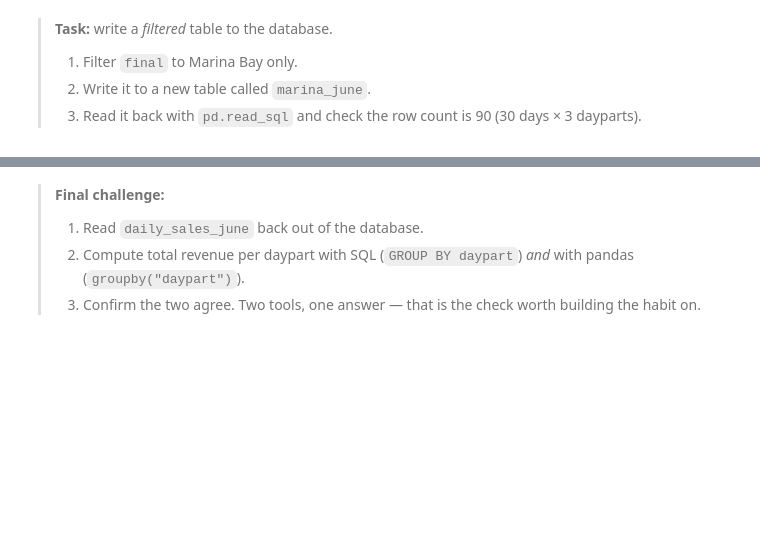
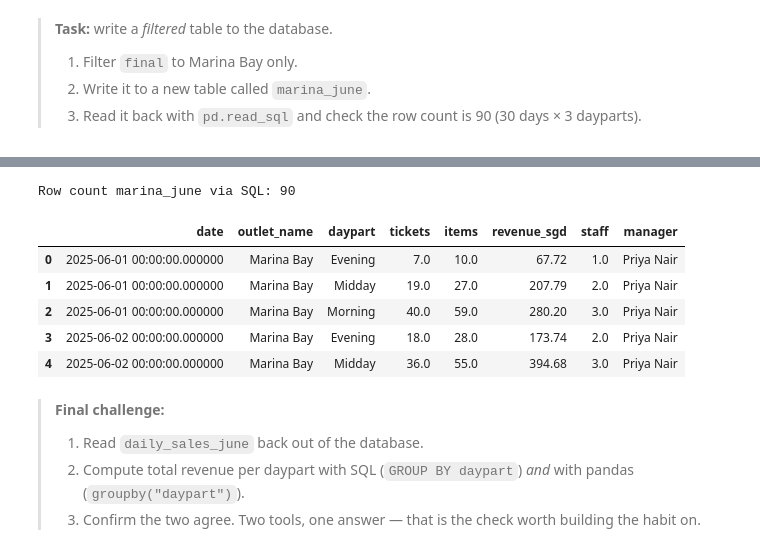
Before and after one commit to PP-123-nt/6m-data-1.8-eda-basic, a Jupyter notebook: notebooks/Part_4_reading_writing_data.ipynb, the cells around one changed output, grey strips where cells are left out. Cells and saved outputs as stored; diff of their text form; code cells hidden in the pictures; blank space fills up the shorter version.

```diff
--- a/notebooks/Part_4_reading_writing_data.ipynb
+++ b/notebooks/Part_4_reading_writing_data.ipynb
@@ -715,3 +753,19 @@ SyntaxError: invalid syntax. Perhaps you forgot a comma? (4164733860.py, line 4)
+# %%
+# 3. Read it back with pd.read_sql and check the row count is 90
+
+verify_query = "SELECT * FROM marina_june"
+marina_june_check = pd.read_sql(verify_query, cafedb)
+
+print(f"\nRow count marina_june via SQL: {len(marina_june_check)}")
+display(marina_june_check.head())
+# %% [output]
+Row count marina_june via SQL: 90
+|  | date | outlet_name | daypart | tickets | items | revenue_sgd | staff | manager |
+| 0 | 2025-06-01 00:00:00.000000 | Marina Bay | Evening | 7.0 | 10.0 | 67.72 | 1.0 | Priya Nair |
+| 1 | 2025-06-01 00:00:00.000000 | Marina Bay | Midday | 19.0 | 27.0 | 207.79 | 2.0 | Priya Nair |
+| 2 | 2025-06-01 00:00:00.000000 | Marina Bay | Morning | 40.0 | 59.0 | 280.20 | 3.0 | Priya Nair |
+| 3 | 2025-06-02 00:00:00.000000 | Marina Bay | Evening | 18.0 | 28.0 | 173.74 | 2.0 | Priya Nair |
+| 4 | 2025-06-02 00:00:00.000000 | Marina Bay | Midday | 36.0 | 55.0 | 394.68 | 3.0 | Priya Nair |
 # %% [markdown]
 > **Final challenge:**
 > 1. Read `daily_sales_june` back out of the database.
```
Also changed, not shown: parts of 9 cells of this notebook, 1 other file.
